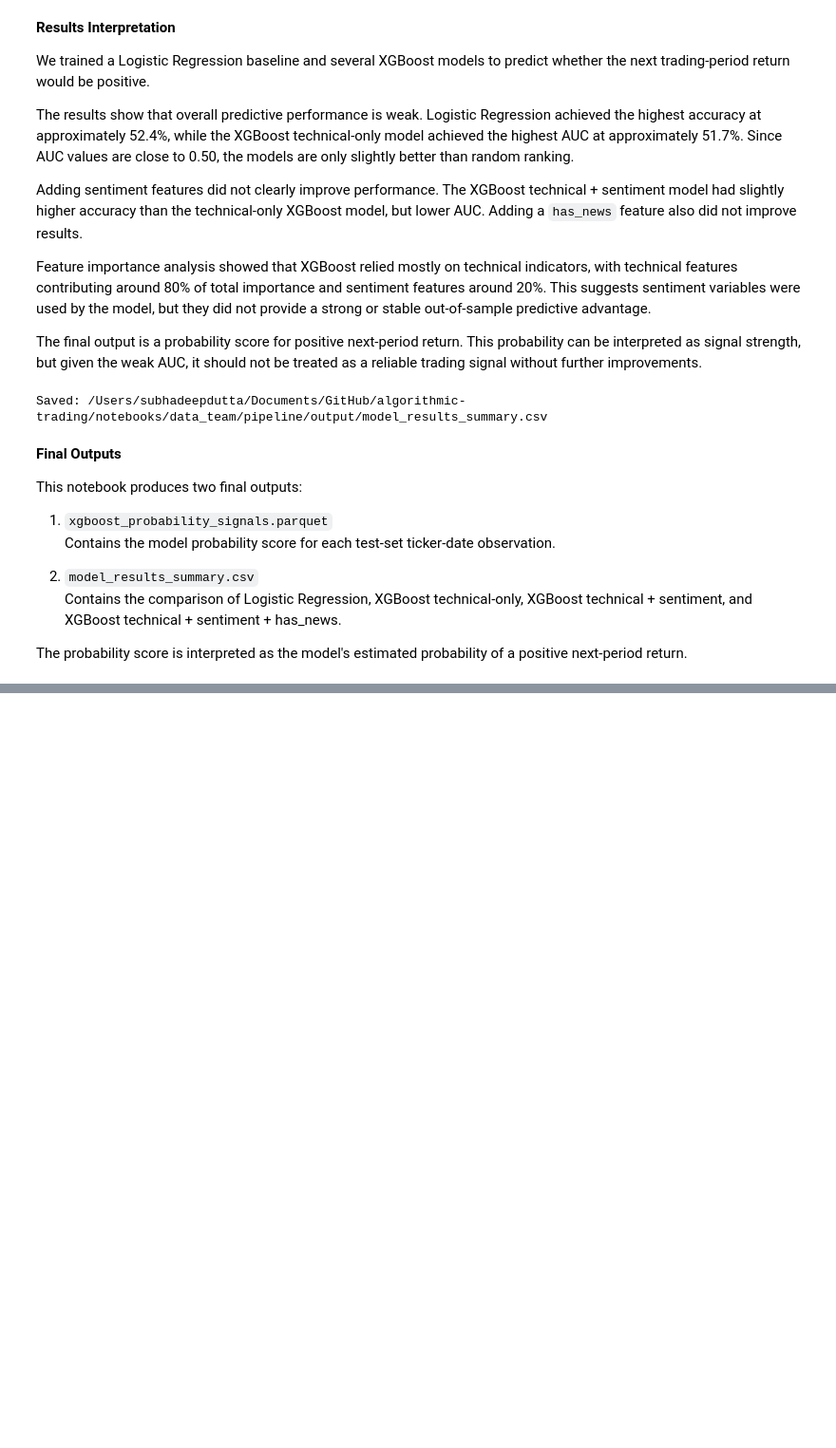
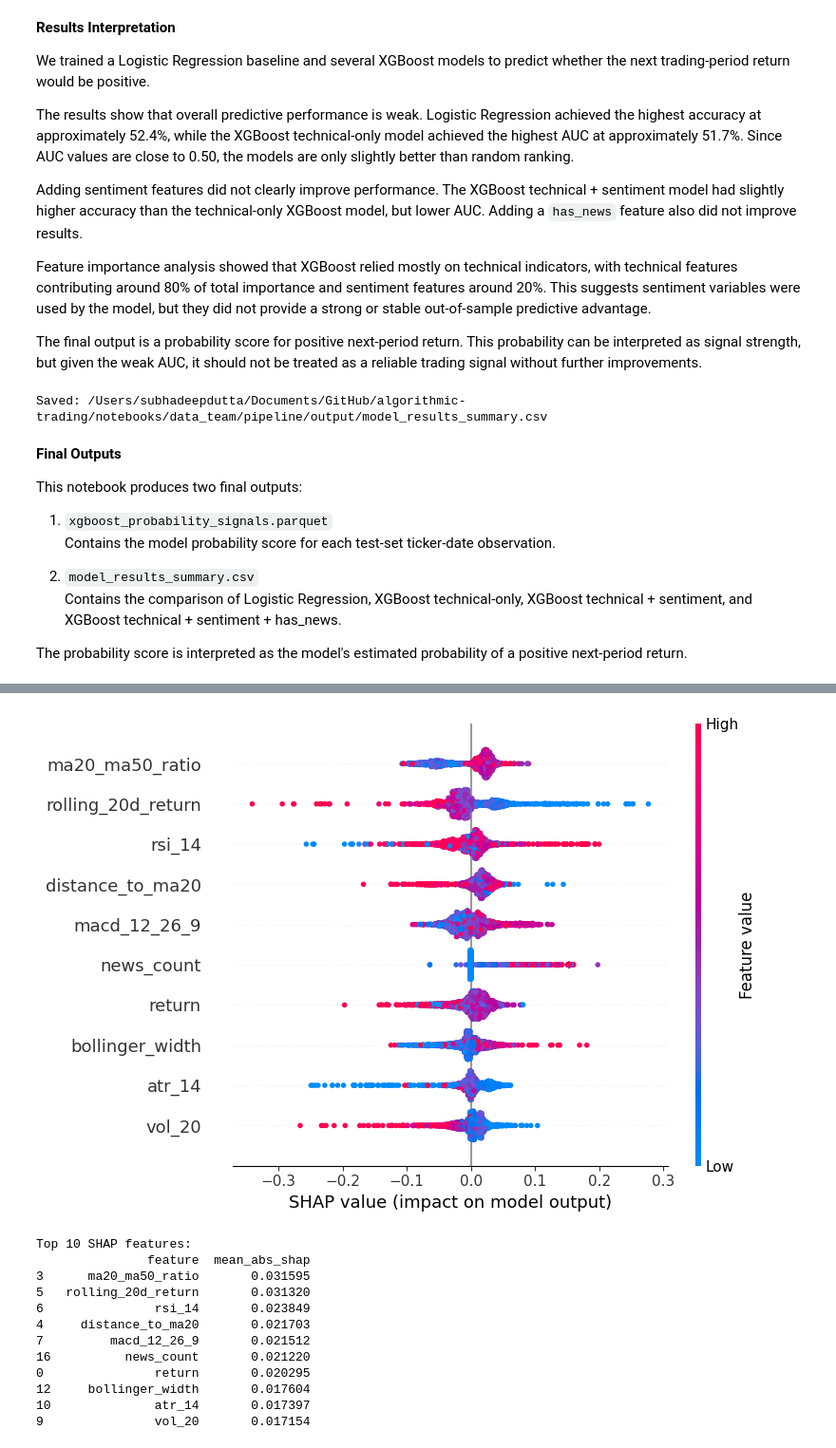
Before and after one commit to mea-r/algorithmic-trading, a Jupyter notebook: notebooks/data_team/phase3/WIP/Model_training.ipynb, the cells around one changed output, grey strips where cells are left out. Shown at 95% size. Cells and saved outputs as stored; diff of their text form; code cells hidden in the pictures; blank space fills up the shorter version.

```diff
--- a/notebooks/data_team/phase3/WIP/Model_training.ipynb
+++ b/notebooks/data_team/phase3/WIP/Model_training.ipynb
@@ -820,0 +841,38 @@ The probability score is interpreted as the model's estimated probability of a p
+# %%
+import shap
+
+
+# Use a sample to keep SHAP fast
+X_shap = X_test[all_features].sample(
+    n=min(2000, len(X_test)),
+    random_state=42
+)
+
+explainer = shap.TreeExplainer(xgb_full)
+shap_values = explainer.shap_values(X_shap)
+
+# Summary plot
+shap.summary_plot(shap_values, X_shap, max_display=10)
+
+# Mean absolute SHAP importance table
+shap_importance = pd.DataFrame({
+    "feature": X_shap.columns,
+    "mean_abs_shap": abs(shap_values).mean(axis=0)
+}).sort_values("mean_abs_shap", ascending=False)
+
+print("Top 10 SHAP features:")
+print(shap_importance.head(10))
+# %% [output]
+[figure, added]
+Top 10 SHAP features:
+               feature  mean_abs_shap
+3      ma20_ma50_ratio       0.031595
+5   rolling_20d_return       0.031320
+6               rsi_14       0.023849
+4     distance_to_ma20       0.021703
+7         macd_12_26_9       0.021512
+16          news_count       0.021220
+0               return       0.020295
+12     bollinger_width       0.017604
+10              atr_14       0.017397
+9               vol_20       0.017154
```
Also changed, not shown: parts of 3 cells of this notebook.
